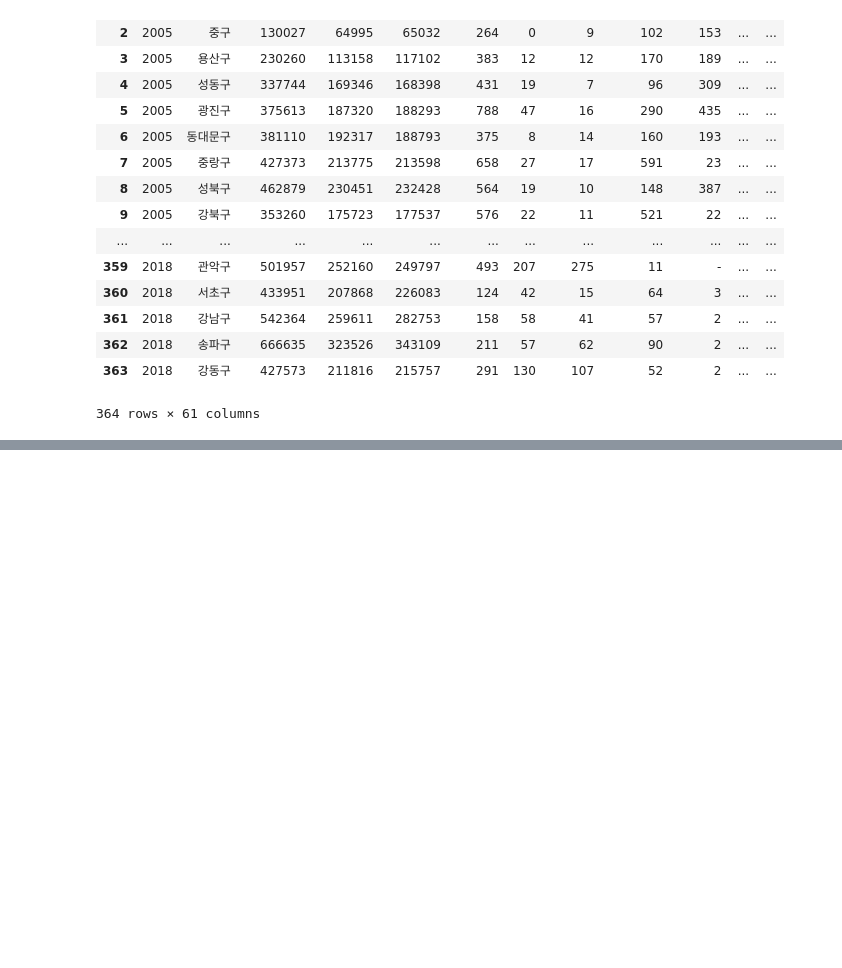
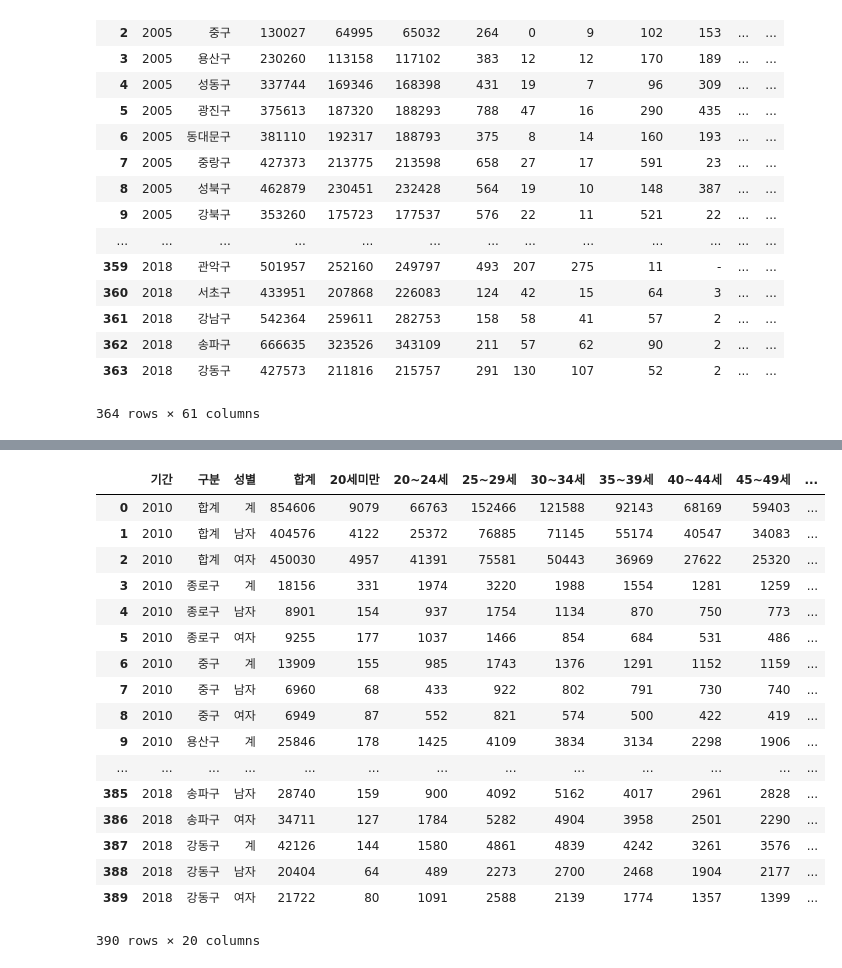
Before and after one commit to Kohayoung/shelter_dog, a Jupyter notebook: 1211_표 병합_beom.ipynb, the cells around one changed output, grey strips where cells are left out. Saved outputs shown, nothing was run; the diff lists cells and outputs as text; code cells hidden in the pictures; blank space fills up the shorter version.

```diff
--- a/1211_표 병합_beom.ipynb
+++ b/1211_표 병합_beom.ipynb
@@ -352,0 +377,26 @@ df_re2.to_csv('./merged_data/result_beom.csv')
+# %%
+#컬럼이 너무 많으니 1. 20대 미만, 20대, 30대, 40대, 50대, 60대, 70대 이상 으로 만들고
+#2. 각각 남, 여 를 추가해주겠다.
+#그럼 총 21개의 컬럼이네
+#그럼 1번 먼저
+df05['20대'] = df05['20~24세'] + df05['25~29세']
+df05
+# %% [output]
+|  | 기간 | 구분 | 성별 | 합계 | 20세미만 | 20~24세 | 25~29세 | 30~34세 | 35~39세 | 40~44세 | 45~49세 | ... |
+| 0 | 2010 | 합계 | 계 | 854606 | 9079 | 66763 | 152466 | 121588 | 92143 | 68169 | 59403 | ... |
+| 1 | 2010 | 합계 | 남자 | 404576 | 4122 | 25372 | 76885 | 71145 | 55174 | 40547 | 34083 | ... |
+| 2 | 2010 | 합계 | 여자 | 450030 | 4957 | 41391 | 75581 | 50443 | 36969 | 27622 | 25320 | ... |
+| 3 | 2010 | 종로구 | 계 | 18156 | 331 | 1974 | 3220 | 1988 | 1554 | 1281 | 1259 | ... |
+| 4 | 2010 | 종로구 | 남자 | 8901 | 154 | 937 | 1754 | 1134 | 870 | 750 | 773 | ... |
+| 5 | 2010 | 종로구 | 여자 | 9255 | 177 | 1037 | 1466 | 854 | 684 | 531 | 486 | ... |
+| 6 | 2010 | 중구 | 계 | 13909 | 155 | 985 | 1743 | 1376 | 1291 | 1152 | 1159 | ... |
+| 7 | 2010 | 중구 | 남자 | 6960 | 68 | 433 | 922 | 802 | 791 | 730 | 740 | ... |
+| 8 | 2010 | 중구 | 여자 | 6949 | 87 | 552 | 821 | 574 | 500 | 422 | 419 | ... |
+| 9 | 2010 | 용산구 | 계 | 25846 | 178 | 1425 | 4109 | 3834 | 3134 | 2298 | 1906 | ... |
+| ... | ... | ... | ... | ... | ... | ... | ... | ... | ... | ... | ... | ... |
+| 385 | 2018 | 송파구 | 남자 | 28740 | 159 | 900 | 4092 | 5162 | 4017 | 2961 | 2828 | ... |
+| 386 | 2018 | 송파구 | 여자 | 34711 | 127 | 1784 | 5282 | 4904 | 3958 | 2501 | 2290 | ... |
+| 387 | 2018 | 강동구 | 계 | 42126 | 144 | 1580 | 4861 | 4839 | 4242 | 3261 | 3576 | ... |
+| 388 | 2018 | 강동구 | 남자 | 20404 | 64 | 489 | 2273 | 2700 | 2468 | 1904 | 2177 | ... |
+| 389 | 2018 | 강동구 | 여자 | 21722 | 80 | 1091 | 2588 | 2139 | 1774 | 1357 | 1399 | ... |
+390 rows × 20 columns
```
Also changed, not shown: parts of 9 cells of this notebook.
